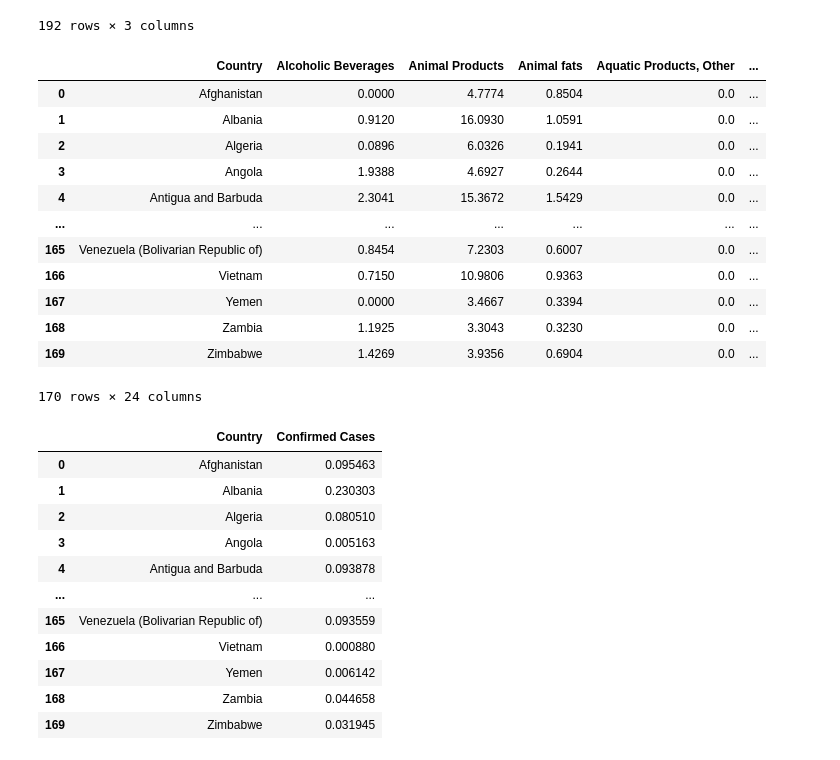
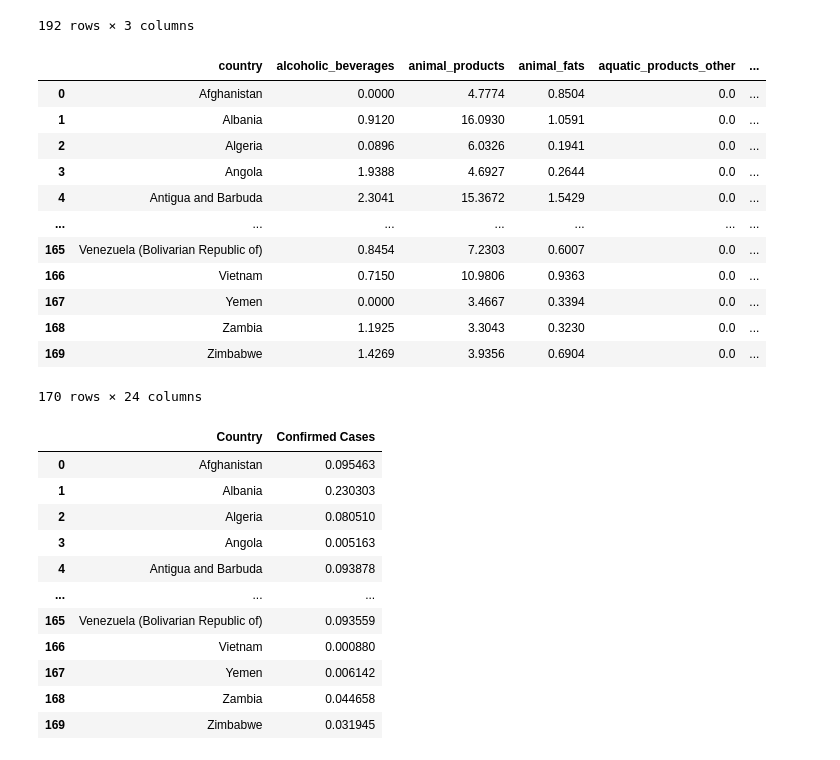
Before and after one commit to msflores10307/etl-project, a Jupyter notebook: Disease prevalence and diet.ipynb, the cells around one changed output. Saved outputs shown, nothing was run; the diff lists cells and outputs as text; code cells hidden in the pictures.

```diff
--- a/Diabetes Prevalence.ipynb
+++ b/Disease prevalence and diet.ipynb
@@ -109,23 +106,30 @@ obesity_data
-# %%
-covid = "Food_Supply_kcal_Data.csv"
-covid = pd.read_csv(covid)
-diet_kcal = covid.drop(columns=['Obesity', 'Undernourished', 'Confirmed', 'Deaths',
-       'Recovered', 'Active', 'Population', 'Unit (all except Population)'])
-diet_kcal
-# %% [output]
-|  | Country | Alcoholic Beverages | Animal Products | Animal fats | Aquatic Products, Other | ... |
-| 0 | Afghanistan | 0.0000 | 4.7774 | 0.8504 | 0.0 | ... |
-| 1 | Albania | 0.9120 | 16.0930 | 1.0591 | 0.0 | ... |
-| 2 | Algeria | 0.0896 | 6.0326 | 0.1941 | 0.0 | ... |
-| 3 | Angola | 1.9388 | 4.6927 | 0.2644 | 0.0 | ... |
-| 4 | Antigua and Barbuda | 2.3041 | 15.3672 | 1.5429 | 0.0 | ... |
-| ... | ... | ... | ... | ... | ... | ... |
-| 165 | Venezuela (Bolivarian Republic of) | 0.8454 | 7.2303 | 0.6007 | 0.0 | ... |
-| 166 | Vietnam | 0.7150 | 10.9806 | 0.9363 | 0.0 | ... |
-| 167 | Yemen | 0.0000 | 3.4667 | 0.3394 | 0.0 | ... |
-| 168 | Zambia | 1.1925 | 3.3043 | 0.3230 | 0.0 | ... |
-| 169 | Zimbabwe | 1.4269 | 3.9356 | 0.6904 | 0.0 | ... |
-170 rows × 24 columns
+# %%
+covid = "Food_Supply_kcal_Data.csv"
+covid = pd.read_csv(covid)
+diet_kcal = covid.drop(columns=['Obesity', 'Undernourished', 'Confirmed', 'Deaths',
+       'Recovered', 'Active', 'Population', 'Unit (all except Population)'])
+diet_kcal = diet_kcal.rename(columns={'Country': 'country', 'Alcoholic Beverages': 'alcoholic_beverages', 'Animal Products': 'animal_products', 'Animal fats': 'animal_fats',
+       'Aquatic Products, Other': 'aquatic_products_other', 'Cereals - Excluding Beer': 'cereals_excluding_beer', 'Eggs': 'eggs',
+       'Fish, Seafood': 'fish_seafood', 'Fruits - Excluding Wine': 'fruits_excluding_wine', 'Meat': 'meat',
+       'Milk - Excluding Butter': 'milk_excluding_butter', 'Miscellaneous': 'miscellaneous', 'Offals': 'offals', 'Oilcrops': 'oilcrops',
+       'Pulses': 'pulses', 'Spices': 'spices', 'Starchy Roots': 'starchy_roots', 'Stimulants': 'stimulants', 'Sugar Crops': 'sugar_crops',
+       'Sugar & Sweeteners': 'sugar_sweeteners', 'Treenuts': 'treenuts', 'Vegetal Products': 'vegetal_products', 'Vegetable Oils': 'vegetable_oils',
+       'Vegetables': 'vegetables'})
+diet_kcal
+# %% [output]
+|  | country | alcoholic_beverages | animal_products | animal_fats | aquatic_products_other | ... |
+| 0 | Afghanistan | 0.0000 | 4.7774 | 0.8504 | 0.0 | ... |
+| 1 | Albania | 0.9120 | 16.0930 | 1.0591 | 0.0 | ... |
+| 2 | Algeria | 0.0896 | 6.0326 | 0.1941 | 0.0 | ... |
+| 3 | Angola | 1.9388 | 4.6927 | 0.2644 | 0.0 | ... |
+| 4 | Antigua and Barbuda | 2.3041 | 15.3672 | 1.5429 | 0.0 | ... |
+| ... | ... | ... | ... | ... | ... | ... |
+| 165 | Venezuela (Bolivarian Republic of) | 0.8454 | 7.2303 | 0.6007 | 0.0 | ... |
+| 166 | Vietnam | 0.7150 | 10.9806 | 0.9363 | 0.0 | ... |
+| 167 | Yemen | 0.0000 | 3.4667 | 0.3394 | 0.0 | ... |
+| 168 | Zambia | 1.1925 | 3.3043 | 0.3230 | 0.0 | ... |
+| 169 | Zimbabwe | 1.4269 | 3.9356 | 0.6904 | 0.0 | ... |
+170 rows × 24 columns
 # %%
 covid_cases = covid[["Country", "Confirmed"]]
 covid_cases = covid_cases.rename(columns={"Confirmed": "Confirmed Cases"})
```
Also changed, not shown: parts of 10 cells of this notebook, 2 other files.
